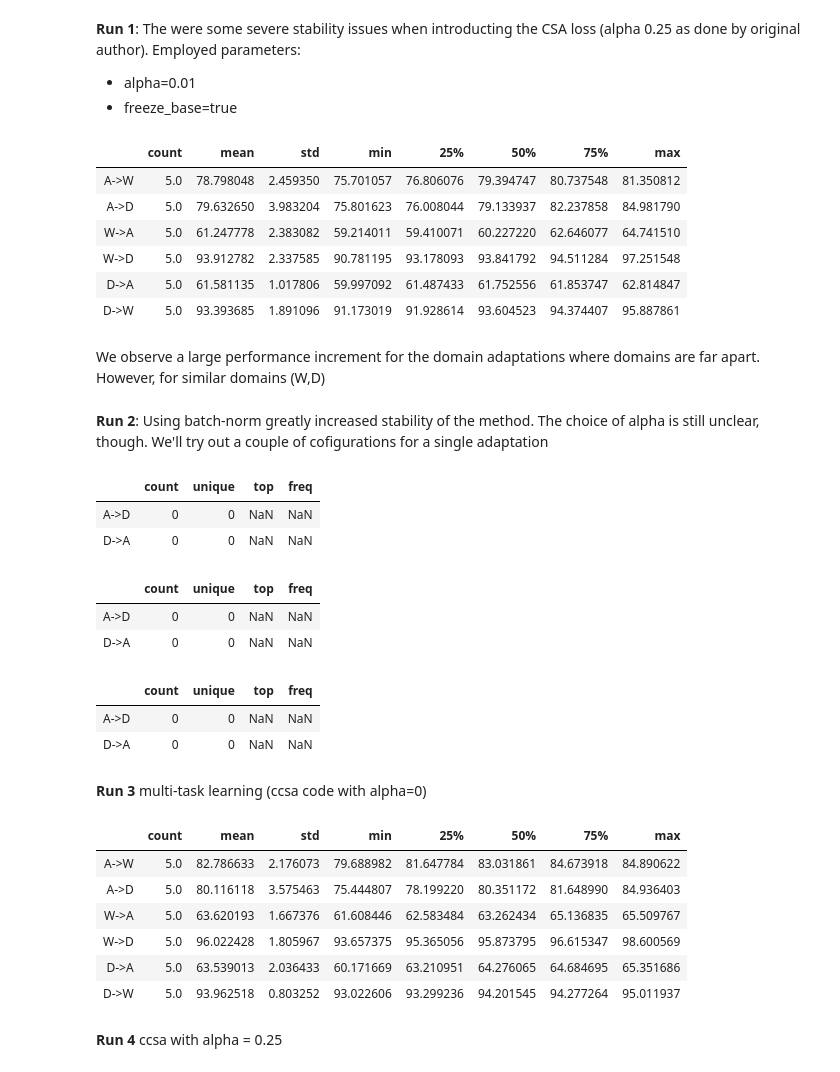
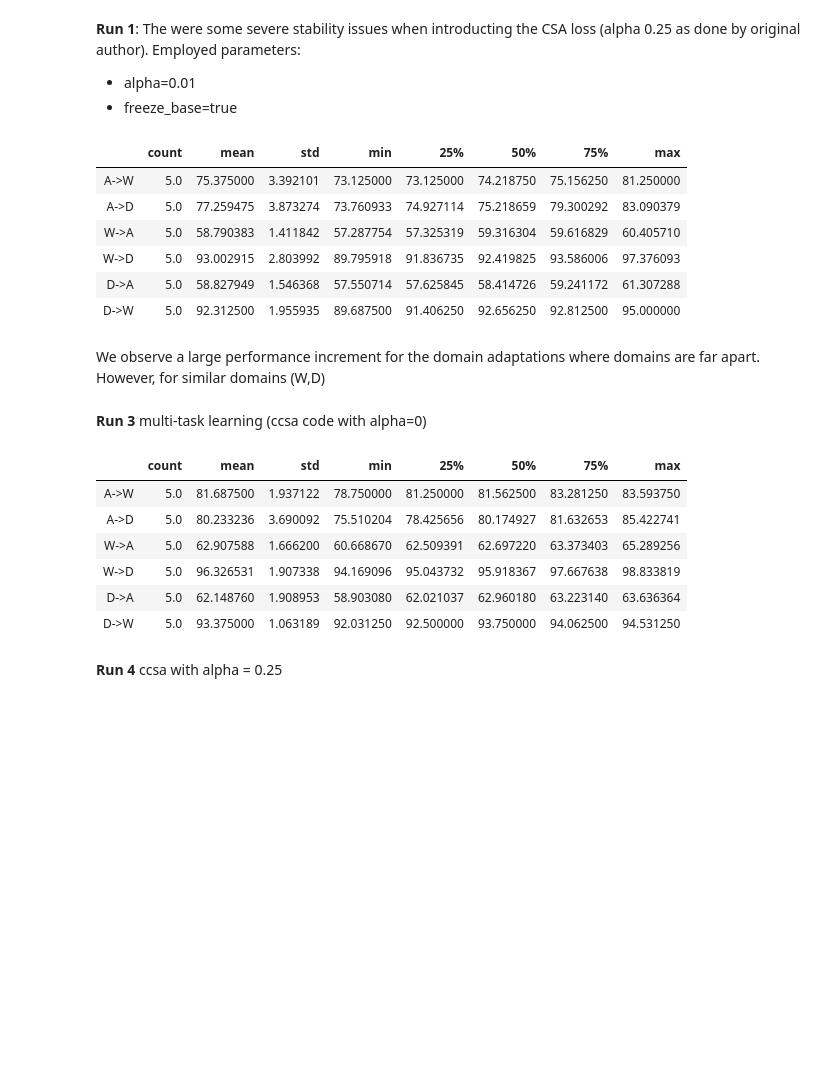
Before and after one commit to LukasHedegaard/dage, a Jupyter notebook: notebooks/test-eval.ipynb, the cells around one changed output. Cells and saved outputs as stored; diff of their text form; code cells hidden in the pictures; blank space fills up the shorter version.

```diff
--- a/notebooks/test-eval.ipynb
+++ b/notebooks/test-eval.ipynb
@@ -59,8 +59,8 @@ def get_score_combinations_new(
     config_key=None,
     config_value=None,
     domains=['A','W','D'],
-    metric:str='precision',
-    avg_types=['macro avg', 'weighted avg'],
+    metric:str='recall',
+    avg_types=['weighted avg'],
 ):
     combos = [c for c in itertools.product(domains, repeat=2) if c[0] != c[1]]
     scores = [
@@ -115,7 +115,7 @@ def get_score_combinations(
     suffix:str,
     domains=['A','W','D'],
     runs_dir:Path=RUNS_DIR,
-    metric:str='precision',
+    metric:str='accuracy',
     avg_types=['macro avg', 'weighted avg'],
     from_date:str='19700101000000',
     to_date:str='30001010000000',
@@ -224,70 +251,28 @@ Employed parameters:
 # %%
 # tune_ccsa_scores = get_score_combinations(
 #     suffix='ccsa',
 #     domains=['A','W','D'],
 #     avg_types=['macro avg'],
 #     from_date='20191025141713',
 #     to_date='20191025170306'
 # )*100
 # tune_ccsa_scores.describe().T
 
 tune_ccsa_scores = get_score_combinations_new(
     method='ccsa',
     experiment_id='ccsa_without_batchnorn',
-    avg_types=['macro avg'],
 )*100
 tune_ccsa_scores.describe().T
 # %% [output]
 |  | count | mean | std | min | 25% | 50% | 75% | max |
-| A->W | 5.0 | 78.798048 | 2.459350 | 75.701057 | 76.806076 | 79.394747 | 80.737548 | 81.350812 |
-| A->D | 5.0 | 79.632650 | 3.983204 | 75.801623 | 76.008044 | 79.133937 | 82.237858 | 84.981790 |
-| W->A | 5.0 | 61.247778 | 2.383082 | 59.214011 | 59.410071 | 60.227220 | 62.646077 | 64.741510 |
-| W->D | 5.0 | 93.912782 | 2.337585 | 90.781195 | 93.178093 | 93.841792 | 94.511284 | 97.251548 |
-| D->A | 5.0 | 61.581135 | 1.017806 | 59.997092 | 61.487433 | 61.752556 | 61.853747 | 62.814847 |
-| D->W | 5.0 | 93.393685 | 1.891096 | 91.173019 | 91.928614 | 93.604523 | 94.374407 | 95.887861 |
+| A->W | 5.0 | 75.375000 | 3.392101 | 73.125000 | 73.125000 | 74.218750 | 75.156250 | 81.250000 |
+| A->D | 5.0 | 77.259475 | 3.873274 | 73.760933 | 74.927114 | 75.218659 | 79.300292 | 83.090379 |
+| W->A | 5.0 | 58.790383 | 1.411842 | 57.287754 | 57.325319 | 59.316304 | 59.616829 | 60.405710 |
+| W->D | 5.0 | 93.002915 | 2.803992 | 89.795918 | 91.836735 | 92.419825 | 93.586006 | 97.376093 |
+| D->A | 5.0 | 58.827949 | 1.546368 | 57.550714 | 57.625845 | 58.414726 | 59.241172 | 61.307288 |
+| D->W | 5.0 | 92.312500 | 1.955935 | 89.687500 | 91.406250 | 92.656250 | 92.812500 | 95.000000 |
 # %% [markdown]
 We observe a large performance increment for the domain adaptations where domains are far apart. However, for similar domains (W,D)
-# %% [markdown]
-__Run 2__: Using batch-norm greatly increased stability of the method. The choice of alpha is still unclear, though. We'll try out a couple of cofigurations for a single adaptation
-# %%
-ccsa_scores_alpha0 = get_score_combinations(
-    suffix='ccsa',
-    domains=['A','D'],
-    avg_types=['macro avg'],
-    from_date='20191101122726',
-    to_date='20191101123533'
-)*100
-ccsa_scores_alpha0.describe().T
-# %% [output]
-|  | count | unique | top | freq |
-| A->D | 0 | 0 | NaN | NaN |
-| D->A | 0 | 0 | NaN | NaN |
-# %%
-ccsa_scores_alpha025 = get_score_combinations(
-    suffix='ccsa',
-    domains=['A','D'],
-    avg_types=['macro avg'],
-    from_date='20191101123927',
-    to_date='20191101125222'
-)*100
-ccsa_scores_alpha025.describe().T
-# %% [output]
-|  | count | unique | top | freq |
-| A->D | 0 | 0 | NaN | NaN |
-| D->A | 0 | 0 | NaN | NaN |
-# %%
-ccsa_scores_alpha05 = get_score_combinations(
-    suffix='ccsa',
-    domains=['A','D'],
-    avg_types=['macro avg'],
-    from_date='20191101130046',
-    to_date='20191101132008'
-)*100
-ccsa_scores_alpha05.describe().T
-# %% [output]
-|  | count | unique | top | freq |
-| A->D | 0 | 0 | NaN | NaN |
-| D->A | 0 | 0 | NaN | NaN |
 # %% [markdown]
 __Run 3__ multi-task learning (ccsa code with alpha=0)
 # %%
@@ -303,17 +288,16 @@ __Run 3__ multi-task learning (ccsa code with alpha=0)
 multitask_scores = get_score_combinations_new(
     method='ccsa',
     experiment_id='ccsa_with_batchnorn_alpha_0',
-    avg_types=['macro avg'],
 )*100
 multitask_scores.describe().T
 # %% [output]
 |  | count | mean | std | min | 25% | 50% | 75% | max |
-| A->W | 5.0 | 82.786633 | 2.176073 | 79.688982 | 81.647784 | 83.031861 | 84.673918 | 84.890622 |
-| A->D | 5.0 | 80.116118 | 3.575463 | 75.444807 | 78.199220 | 80.351172 | 81.648990 | 84.936403 |
-| W->A | 5.0 | 63.620193 | 1.667376 | 61.608446 | 62.583484 | 63.262434 | 65.136835 | 65.509767 |
-| W->D | 5.0 | 96.022428 | 1.805967 | 93.657375 | 95.365056 | 95.873795 | 96.615347 | 98.600569 |
-| D->A | 5.0 | 63.539013 | 2.036433 | 60.171669 | 63.210951 | 64.276065 | 64.684695 | 65.351686 |
-| D->W | 5.0 | 93.962518 | 0.803252 | 93.022606 | 93.299236 | 94.201545 | 94.277264 | 95.011937 |
+| A->W | 5.0 | 81.687500 | 1.937122 | 78.750000 | 81.250000 | 81.562500 | 83.281250 | 83.593750 |
+| A->D | 5.0 | 80.233236 | 3.690092 | 75.510204 | 78.425656 | 80.174927 | 81.632653 | 85.422741 |
+| W->A | 5.0 | 62.907588 | 1.666200 | 60.668670 | 62.509391 | 62.697220 | 63.373403 | 65.289256 |
+| W->D | 5.0 | 96.326531 | 1.907338 | 94.169096 | 95.043732 | 95.918367 | 97.667638 | 98.833819 |
+| D->A | 5.0 | 62.148760 | 1.908953 | 58.903080 | 62.021037 | 62.960180 | 63.223140 | 63.636364 |
+| D->W | 5.0 | 93.375000 | 1.063189 | 92.031250 | 92.500000 | 93.750000 | 94.062500 | 94.531250 |
 # %% [markdown]
 __Run 4__ ccsa with alpha = 0.25
 # %%
```
Also changed, not shown: parts of 56 cells of this notebook.
